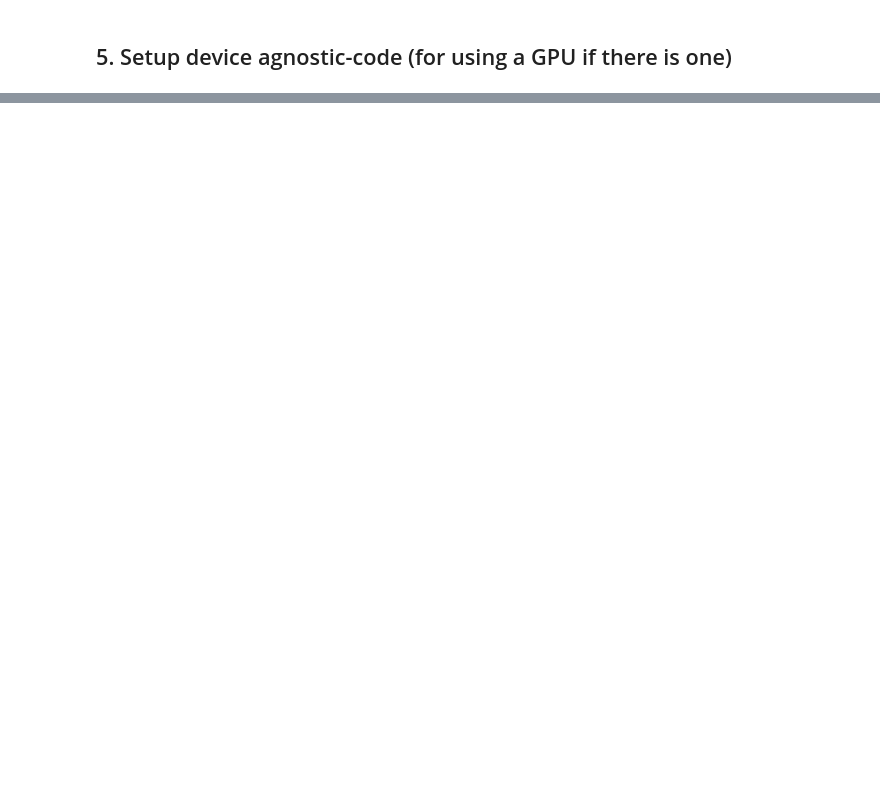
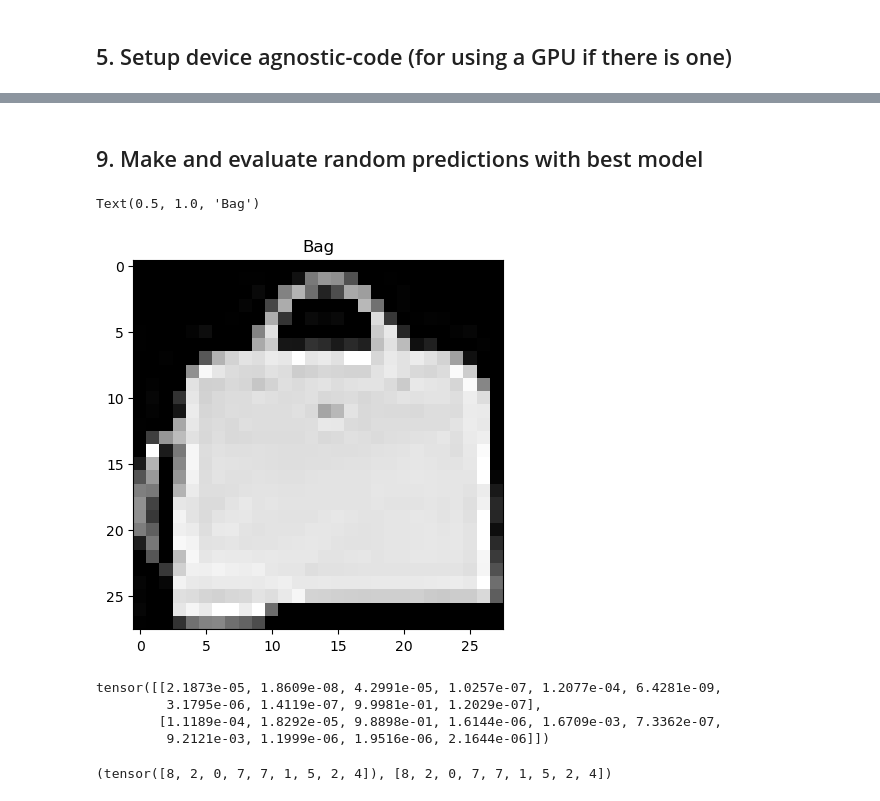
Before and after one commit to NemanjaTomic57/data-science, a Jupyter notebook: pytorch/03_fashionMNIST.ipynb, the cells around one changed output, grey strips where cells are left out. Cells and saved outputs as stored; diff of their text form; code cells hidden in the pictures; blank space fills up the shorter version.

```diff
--- a/pytorch/03_fashionMNIST.ipynb
+++ b/pytorch/03_fashionMNIST.ipynb
@@ -430,0 +888,2 @@ model_0_results
+# %% [markdown]
+## 9. Make and evaluate random predictions with best model
@@ -430,0 +913,33 @@ model_0_results
+# %%
+import random
+test_samples = []
+test_labels = []
+for sample, label in random.sample(list(test_data), k=9):
+    test_samples.append(sample)
+    test_labels.append(label)
+
+# View the first sample shape
+plt.imshow(test_samples[0].squeeze(), cmap="gray")
+plt.title(class_names[test_labels[0]])
+# %% [output]
+Text(0.5, 1.0, 'Bag')
+[figure, added]
+# %%
+# Make predictions
+pred_probs = make_predictions(model=model_2,
+                              data=test_samples,
+                              device=device)
+
+# View first two prediction probabilities
+pred_probs[:2]
+# %% [output]
+tensor([[2.1873e-05, 1.8609e-08, 4.2991e-05, 1.0257e-07, 1.2077e-04, 6.4281e-09,
+         3.1795e-06, 1.4119e-07, 9.9981e-01, 1.2029e-07],
+        [1.1189e-04, 1.8292e-05, 9.8898e-01, 1.6144e-06, 1.6709e-03, 7.3362e-07,
+         9.2121e-03, 1.1999e-06, 1.9516e-06, 2.1644e-06]])
+# %%
+# Convert prediciton probabilities to label
+pred_classes = pred_probs.argmax(dim=1)
+pred_classes, test_labels
+# %% [output]
+(tensor([8, 2, 0, 7, 7, 1, 5, 2, 4]), [8, 2, 0, 7, 7, 1, 5, 2, 4])
```
Also changed, not shown: parts of 51 cells of this notebook, 2 other files.
